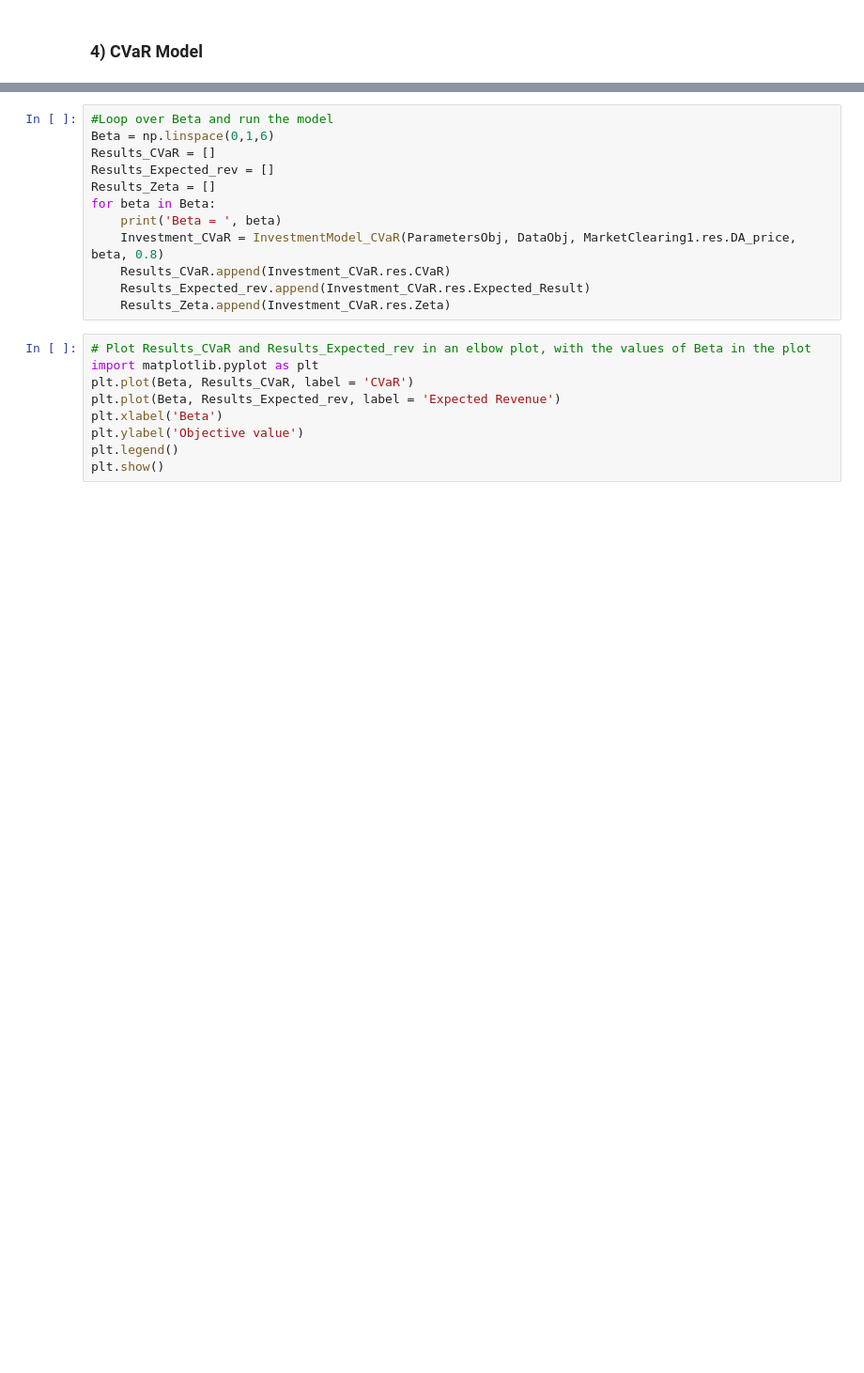
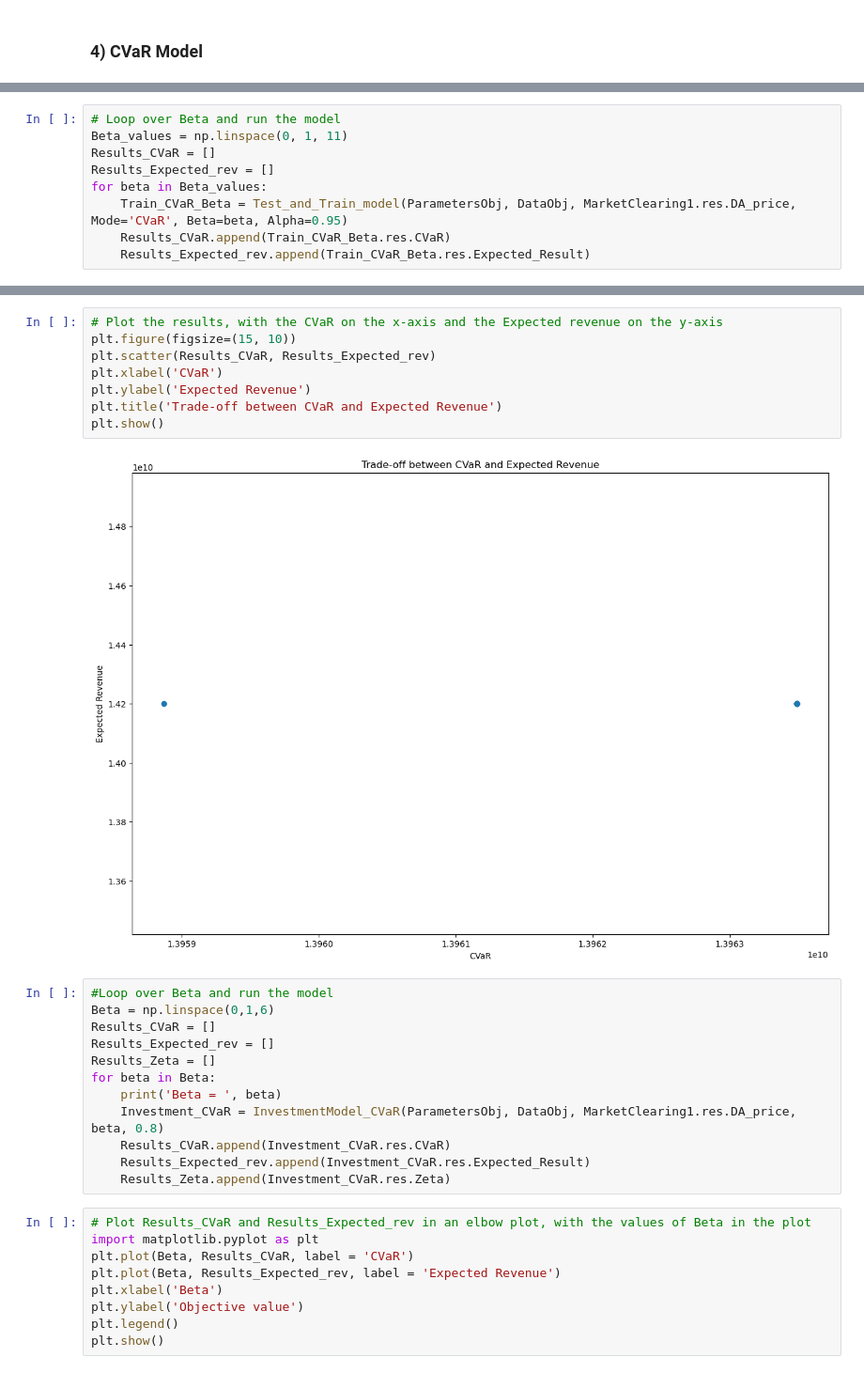
Before and after one commit to bioapfelsaft123/Opti, a Jupyter notebook: AssignmentV2/Main Code/Assignment_Class.ipynb, the cells around one changed output, grey strips where cells are left out. Shown: that part at 94% size. Cells and saved outputs as stored; diff of their text form; blank space fills up the shorter version.

```diff
--- a/AssignmentV2/Main Code/Assignment_Class.ipynb
+++ b/AssignmentV2/Main Code/Assignment_Class.ipynb
@@ -470,0 +650,9 @@ Eta:  [0. 0. 0. 0.]
+# %%
+# Loop over Beta and run the model
+Beta_values = np.linspace(0, 1, 11)
+Results_CVaR = []
+Results_Expected_rev = []
+for beta in Beta_values:
+    Train_CVaR_Beta = Test_and_Train_model(ParametersObj, DataObj, MarketClearing1.res.DA_price, Mode='CVaR', Beta=beta, Alpha=0.95)
+    Results_CVaR.append(Train_CVaR_Beta.res.CVaR)
+    Results_Expected_rev.append(Train_CVaR_Beta.res.Expected_Result)
@@ -471,3 +677,13 @@ Eta:  [0. 0. 0. 0.]
+# %%
+# Plot the results, with the CVaR on the x-axis and the Expected revenue on the y-axis
+plt.figure(figsize=(15, 10))
+plt.scatter(Results_CVaR, Results_Expected_rev)
+plt.xlabel('CVaR')
+plt.ylabel('Expected Revenue')
+plt.title('Trade-off between CVaR and Expected Revenue')
+plt.show()
+# %% [output]
+[figure, added]
 # %%
 #Loop over Beta and run the model
 Beta = np.linspace(0,1,6)
```
Also changed, not shown: parts of 19 cells of this notebook, 14 other files.
